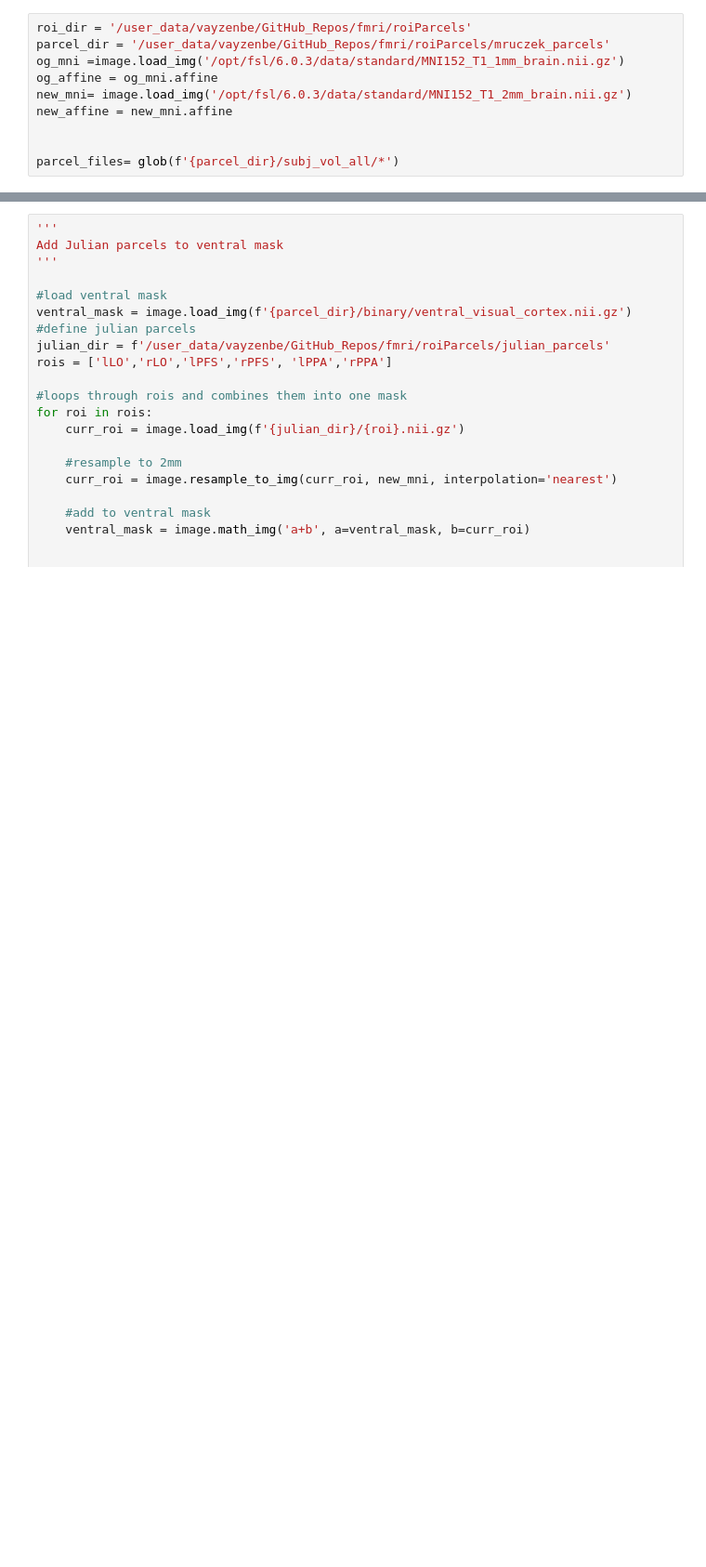
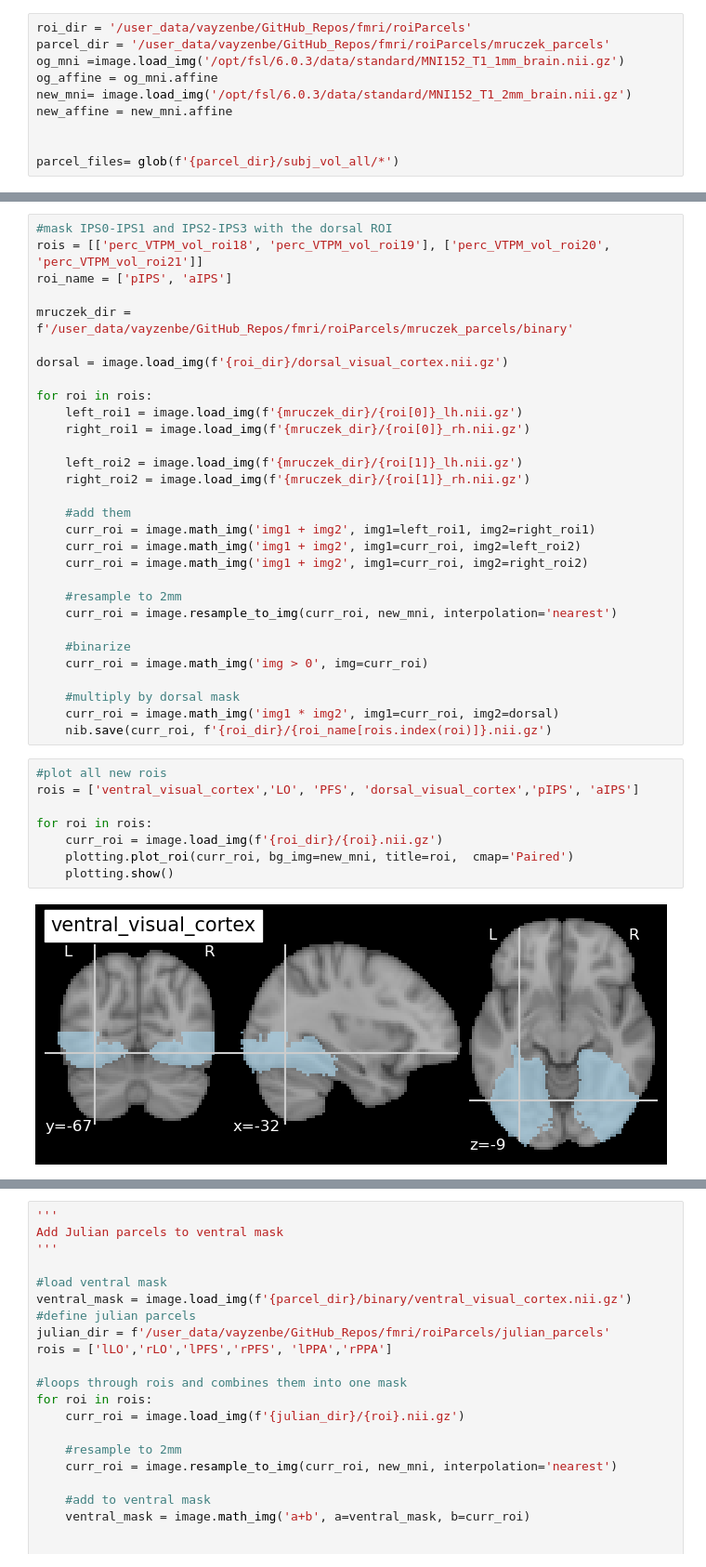
Before and after one commit to vayzenb/fmri, a Jupyter notebook: roiParcels/combine_visual_rois.ipynb, the cells around one changed output, grey strips where cells are left out. Shown at 93% size. Drawn from its saved outputs; the diff is of its cells as text; blank space fills up the shorter version.

```diff
--- a/roiParcels/combine_visual_rois.ipynb
+++ b/roiParcels/combine_visual_rois.ipynb
@@ -15,0 +54,40 @@ parcel_files= glob(f'{parcel_dir}/subj_vol_all/*')
+# %%
+#mask IPS0-IPS1 and IPS2-IPS3 with the dorsal ROI
+rois = [['perc_VTPM_vol_roi18', 'perc_VTPM_vol_roi19'], ['perc_VTPM_vol_roi20', 'perc_VTPM_vol_roi21']]
+roi_name = ['pIPS', 'aIPS']
+
+mruczek_dir = f'/user_data/vayzenbe/GitHub_Repos/fmri/roiParcels/mruczek_parcels/binary'
+
+dorsal = image.load_img(f'{roi_dir}/dorsal_visual_cortex.nii.gz')
+
+for roi in rois:
+    left_roi1 = image.load_img(f'{mruczek_dir}/{roi[0]}_lh.nii.gz')
+    right_roi1 = image.load_img(f'{mruczek_dir}/{roi[0]}_rh.nii.gz')
+
+    left_roi2 = image.load_img(f'{mruczek_dir}/{roi[1]}_lh.nii.gz')
+    right_roi2 = image.load_img(f'{mruczek_dir}/{roi[1]}_rh.nii.gz')
+
+    #add them
+    curr_roi = image.math_img('img1 + img2', img1=left_roi1, img2=right_roi1)
+    curr_roi = image.math_img('img1 + img2', img1=curr_roi, img2=left_roi2)
+    curr_roi = image.math_img('img1 + img2', img1=curr_roi, img2=right_roi2)
+
+    #resample to 2mm
+    curr_roi = image.resample_to_img(curr_roi, new_mni, interpolation='nearest')
+
+    #binarize
+    curr_roi = image.math_img('img > 0', img=curr_roi)
+
+    #multiply by dorsal mask
+    curr_roi = image.math_img('img1 * img2', img1=curr_roi, img2=dorsal)
+    nib.save(curr_roi, f'{roi_dir}/{roi_name[rois.index(roi)]}.nii.gz')
+# %%
+#plot all new rois
+rois = ['ventral_visual_cortex','LO', 'PFS', 'dorsal_visual_cortex','pIPS', 'aIPS']
+
+for roi in rois:
+    curr_roi = image.load_img(f'{roi_dir}/{roi}.nii.gz')
+    plotting.plot_roi(curr_roi, bg_img=new_mni, title=roi,  cmap='Paired')
+    plotting.show()
+# %% [output]
+[figure, added]
```
Also changed, not shown: parts of 2 cells of this notebook, 5 other files.
